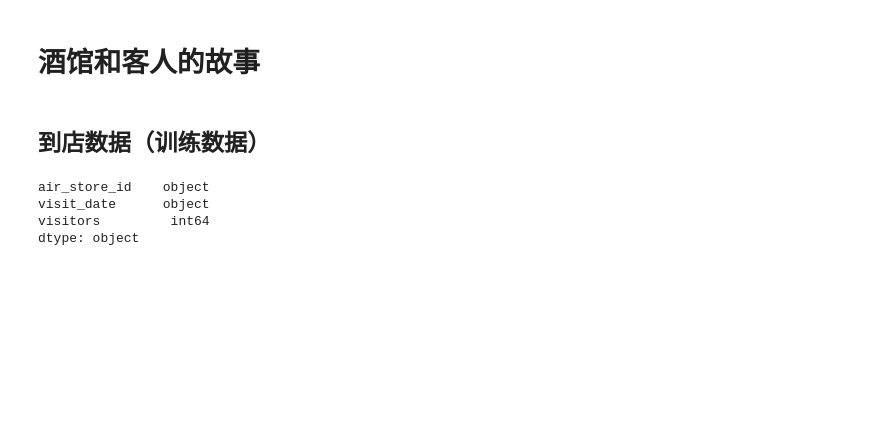
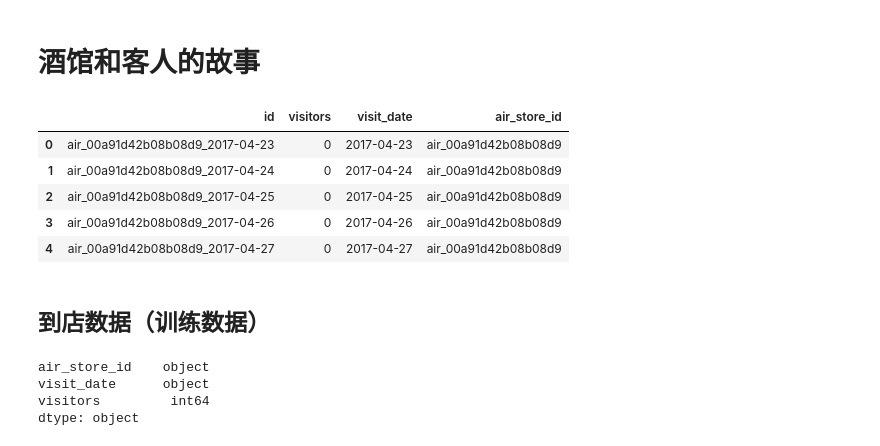
Before and after one commit to shenc3/kaggle_note, a Jupyter notebook: Recruit Restaurant Visitor Forecasting/Restaurant&Visitor.ipynb, the cells around one changed output. Drawn from its saved outputs; the diff is of its cells as text; code cells hidden in the pictures; blank space fills up the shorter version.

```diff
--- a/Recruit Restaurant Visitor Forecasting/Restaurant&Visitor.ipynb
+++ b/Recruit Restaurant Visitor Forecasting/Restaurant&Visitor.ipynb
@@ -54,6 +54,15 @@ def cat_cnt_plot(cnt, figsize=(14,4), style='seaborn-poster', xtick_rota=90):
     _ = g.set_xticklabels(labels, rotation=xtick_rota)
     ax.set_ylabel('Count')
     return ax
+# %%
+data['tes'].head()
+# %% [output]
+|  | id | visitors | visit_date | air_store_id |
+| 0 | air_00a91d42b08b08d9_2017-04-23 | 0 | 2017-04-23 | air_00a91d42b08b08d9 |
+| 1 | air_00a91d42b08b08d9_2017-04-24 | 0 | 2017-04-24 | air_00a91d42b08b08d9 |
+| 2 | air_00a91d42b08b08d9_2017-04-25 | 0 | 2017-04-25 | air_00a91d42b08b08d9 |
+| 3 | air_00a91d42b08b08d9_2017-04-26 | 0 | 2017-04-26 | air_00a91d42b08b08d9 |
+| 4 | air_00a91d42b08b08d9_2017-04-27 | 0 | 2017-04-27 | air_00a91d42b08b08d9 |
 # %% [markdown]
 ## 到店数据（训练数据）
 # %%
```
